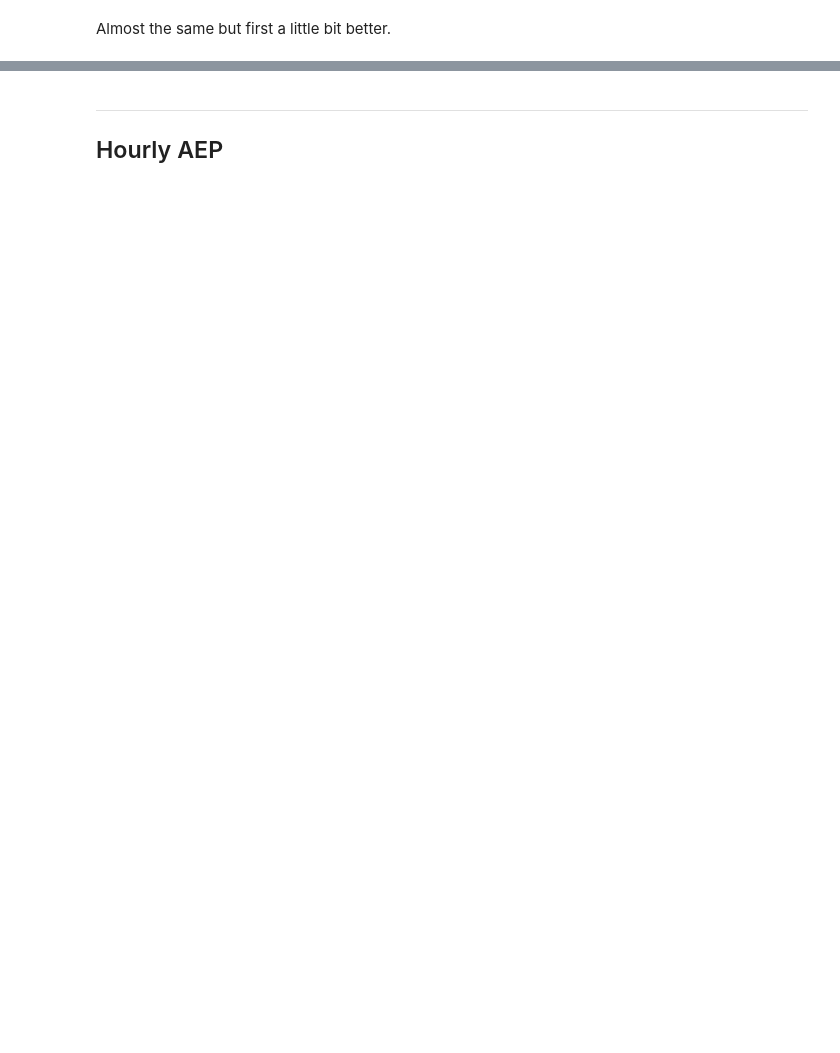
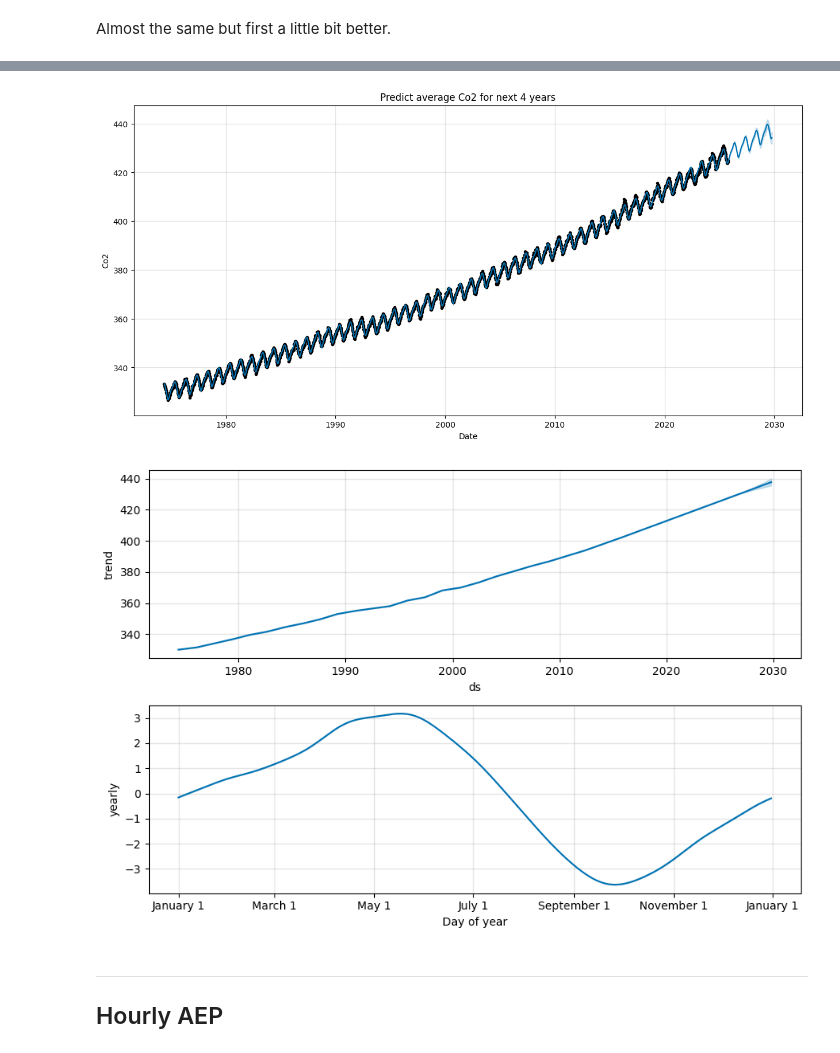
Before and after one commit to HannaHalka/Time-Series, a Jupyter notebook: Ass7/Assignment7.ipynb, the cells around one changed output, grey strips where cells are left out. Saved outputs shown, nothing was run; the diff lists cells and outputs as text; code cells hidden in the pictures; blank space fills up the shorter version.

```diff
--- a/Ass7/Assignment7.ipynb
+++ b/Ass7/Assignment7.ipynb
@@ -135,5 +171,6 @@ pred_plot(val_co2['ds'], val_co2['y'], pred, title="Second seasonal model for Co
 # %% [markdown]
 Almost the same but first a little bit better.
 # %%
-model, pred = build_model(train_co2, val_co2, calculate_metrics=False, pred_len=209)
+model, pred = build_model(train_co2, val_co2, calculate_metrics=False, pred_len=209, freq='W')
 final_model(model, pred, 'Co2', title="Predict average Co2 for next 4 years")
+# %% [output]
@@ -140,3 +179,5 @@ final_model(model, pred, 'Co2', title="Predict average Co2 for next 4 years")
+[figure, added]
+[figure, added]
 # %% [markdown]
 ---
 ## Hourly AEP
```
Also changed, not shown: parts of 17 cells of this notebook.
